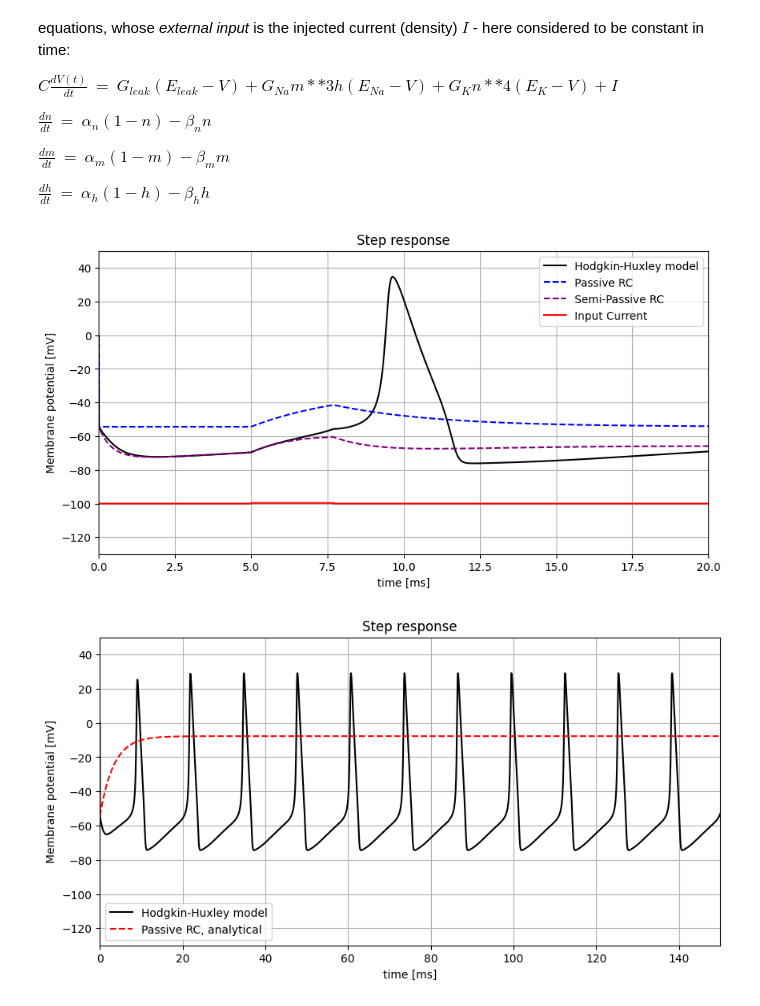
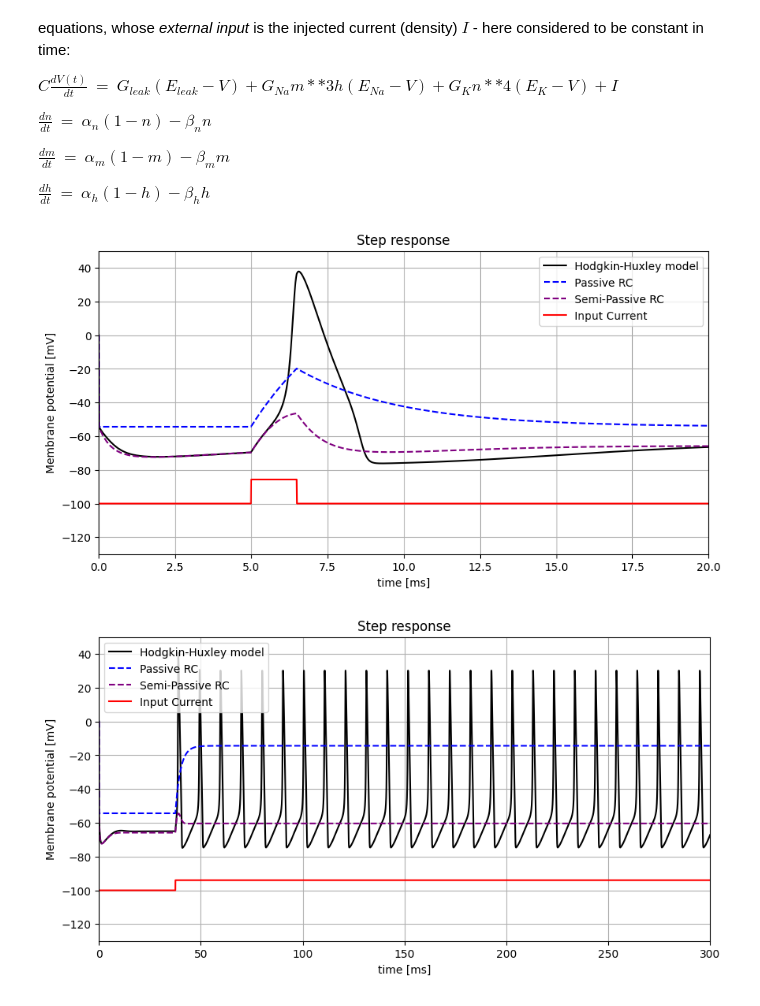
Before and after one commit to mgiugliano/ePhysSignals, a Jupyter notebook: notebooks/HH.ipynb, the cells around one changed output. Cells and saved outputs as stored; diff of their text form; code cells hidden in the pictures.

```diff
--- a/notebooks/HH.ipynb
+++ b/notebooks/HH.ipynb
@@ -244,8 +244,8 @@ T = 20.
 N = int(T / Δt)  # Ensure N is an integer
 
 
-I0 = 0.07 #@param {type:"slider", min:0, max:2, step:0.005}
-T0 = 2.71 #@param {type:"slider", min:0.01, max:20, step:0.01}
+I0 = 0.286 #@param {type:"slider", min:-0.2, max:2, step:0.0005}
+T0 = 1.49 #@param {type:"slider", min:0.01, max:20, step:0.01}
 
 delay = 5.
 
@@ -274,7 +274,7 @@ fig = plt.figure(figsize=(10, 5))  # Create the figure and assign to fig
 plt.plot(time, W2, label='Hodgkin-Huxley model', color='black', linestyle='-')
 plt.plot(time, Wanalyt0, label='Passive RC', color='blue', linestyle='--')
 plt.plot(time, Wanalyt, label='Semi-Passive RC', color='purple', linestyle='--')
-plt.plot(time, (5*Iext-100), label='Input Current', color='red', linestyle='-')
+plt.plot(time, (50*Iext-100), label='Input Current', color='red', linestyle='-')
 
 plt.xlabel('time [ms]')
 plt.ylabel('Membrane potential [mV]')
@@ -285,34 +285,51 @@ plt.grid(True)
 plt.legend()
 plt.show()
 # %% [output]
-[figure, old version]
+[figure, new version]
 # %%
 # @title After running this cell manually, it will auto-run if you change the selected value. { run: "auto" }
-I = 0.14 #@param {type:"slider", min:-0.18, max:1.5, step:0.01}
+I0 = 0.12 #@param {type:"slider", min:-0.18, max:1.5, step:0.01}
 
 T      = 300.    # Maximal lifetime of the simulation [ms]
 N = int(T / Δt)  # Ensure N is an integer
+delay = 50.
+T0     = 300. + delay
 
-W, freq = HH(I)
+i1 = np.arange(0,delay,Δt)
+i2 = np.arange(i1[-1] + Δt,i1[-1] + Δt + T0,Δt)
 
-time = np.linspace(0, T, len(W))
-Wanalyt = (-I/gl) * np.exp(-time*gl/C) + (I/gl+El) * np.ones(len(W))
+M1 = len(i1)
+M2 = len(i2)
+
+N = M1 + M2
 
 # Generate the time array using N as the num argument
+time = np.linspace(0, T, N)        # Array containing the "time" axis [ms]
+
+Iext = np.concatenate((np.zeros(M1), I0 * np.ones(M2)))
+
+W2, freq =  HH2(Iext)
+
+#Wanalyt = RC(Iext)
+Wanalyt0  = RC(Iext)
+Wanalyt, _ = RC2(Iext)
 
 fig = plt.figure(figsize=(10, 5))  # Create the figure and assign to fig
-plt.plot(time, W, label='Hodgkin-Huxley model', color='black', linestyle='-')
-plt.plot(time, Wanalyt, label='Passive RC, analytical', color='red', linestyle='--')
+plt.plot(time, W2, label='Hodgkin-Huxley model', color='black', linestyle='-')
+plt.plot(time, Wanalyt0, label='Passive RC', color='blue', linestyle='--')
+plt.plot(time, Wanalyt, label='Semi-Passive RC', color='purple', linestyle='--')
+plt.plot(time, (50*Iext-100), label='Input Current', color='red', linestyle='-')
+
 plt.xlabel('time [ms]')
 plt.ylabel('Membrane potential [mV]')
 plt.title('Step response')
-plt.xlim([0, 150])
+plt.xlim([0, T])
 plt.ylim([-130, 50])
 plt.grid(True)
 plt.legend()
 plt.show()
 # %% [output]
-[figure, old version]
+[figure, new version]
 # %%
 # @title After running this cell manually, it will auto-run if you change the selected value. { run: "auto" }
 T = 50.
```
Also changed, not shown: parts of 2 cells of this notebook, 3 other files.
